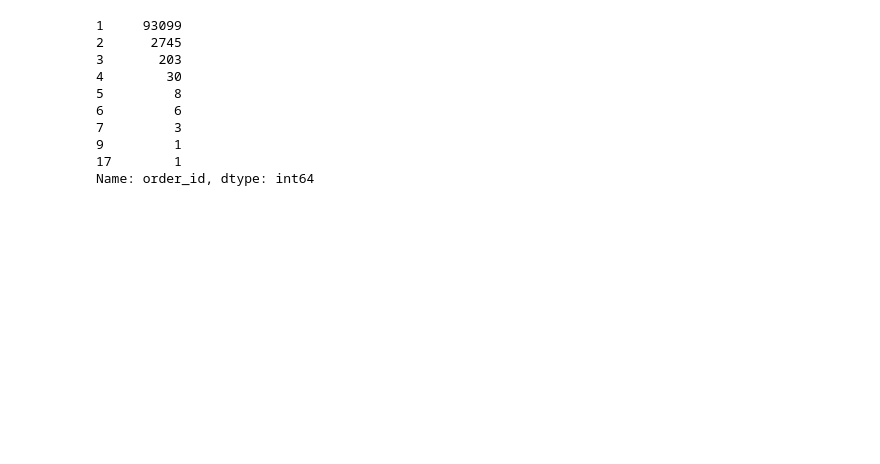
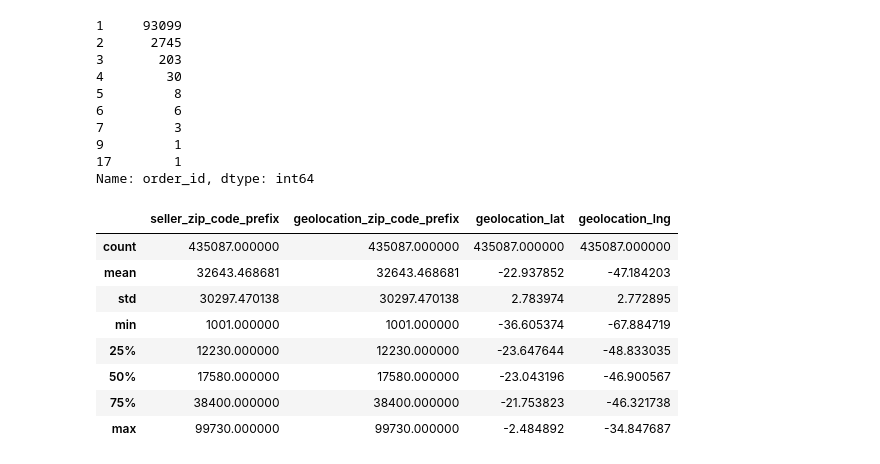
Before and after one commit to MaximeAlt/Brazilia, a Jupyter notebook: Merging test.ipynb, the cells around one changed output. Cells and saved outputs as stored; diff of their text form; code cells hidden in the pictures; blank space fills up the shorter version.

```diff
--- a/Merging test.ipynb
+++ b/Merging test.ipynb
@@ -518,0 +556,12 @@ Name: order_id, dtype: int64
+# %%
+df_geo_seller.describe()
+# %% [output]
+|  | seller_zip_code_prefix | geolocation_zip_code_prefix | geolocation_lat | geolocation_lng |
+| count | 435087.000000 | 435087.000000 | 435087.000000 | 435087.000000 |
+| mean | 32643.468681 | 32643.468681 | -22.937852 | -47.184203 |
+| std | 30297.470138 | 30297.470138 | 2.783974 | 2.772895 |
+| min | 1001.000000 | 1001.000000 | -36.605374 | -67.884719 |
+| 25% | 12230.000000 | 12230.000000 | -23.647644 | -48.833035 |
+| 50% | 17580.000000 | 17580.000000 | -23.043196 | -46.900567 |
+| 75% | 38400.000000 | 38400.000000 | -21.753823 | -46.321738 |
+| max | 99730.000000 | 99730.000000 | -2.484892 | -34.847687 |
```
Also changed, not shown: parts of 16 cells of this notebook, 3 other files.
